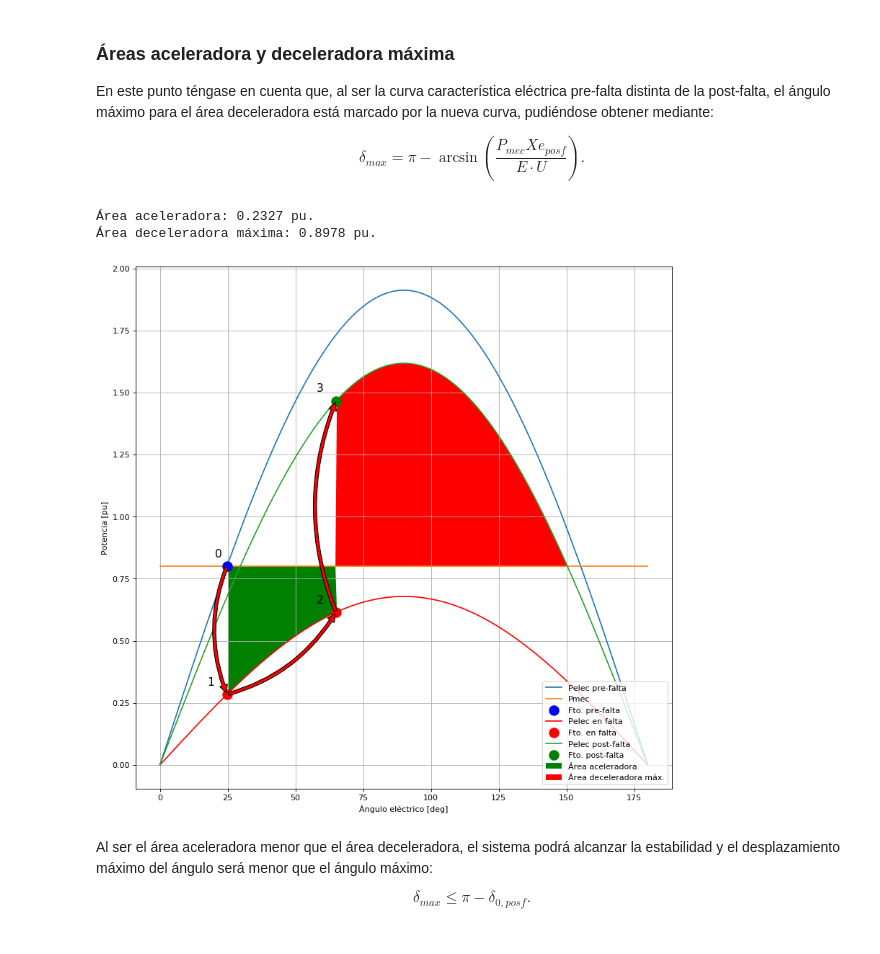
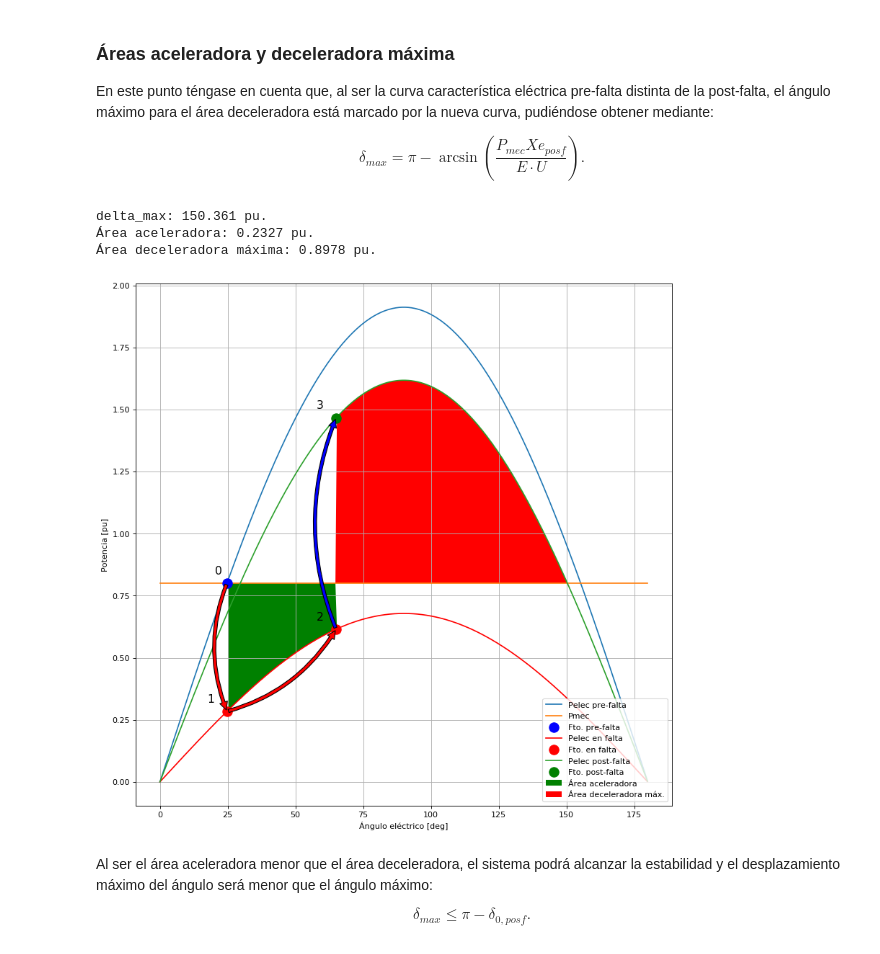
Before and after one commit to miguel-simon/SEP, a Jupyter notebook: SEP_ESTABILIDAD/T09P02/T09P02.ipynb, the cells around one changed output. Cells and saved outputs as stored; diff of their text form; code cells hidden in the pictures.

```diff
--- a/SEP_ESTABILIDAD/T09P02/T09P02.ipynb
+++ b/SEP_ESTABILIDAD/T09P02/T09P02.ipynb
@@ -288,16 +317,17 @@ delta_0_posf = np.arcsin(sgen_comp.real*Xe_posf/(abs(egen)*abs(ured))) # [rad].
 delta_0_posf_deg = delta_0_posf*180/np.pi # [deg].
 delta_max = np.pi-delta_0_posf # [rad].
 delta_max_deg = delta_max*180/np.pi # [deg].
+print('delta_max: {:.3f} pu.'.format(delta_max_deg))
 
 # Cálculo del área aceleradora:
 ## Potencia aceleradora en función del ángulo eléctrico:
-def Pacel(delta,egen,ured,Xe_f,sgen_comp):
-    pacel = sgen_comp.real-abs(egen)*abs(ured)*np.sin(delta)/Xe_f
+def Pacel(delta,Pmec,Pmax_f):
+    pacel = Pmec-Pmax_f*np.sin(delta)
     return pacel
 
 ## Área aceleradora:
 def Aacel(delta_1,delta_2):
-    aacel = integrate.quad(Pacel, delta_1, delta_2, args=(egen,ured,Xe_f,sgen_comp))
+    aacel = integrate.quad(Pacel, delta_1, delta_2, args=(Pmec,Pmax_f,))
     return aacel[0]
 
 Area_acel = Aacel(delta_0, delta_desp)
@@ -305,18 +335,19 @@ print('Área aceleradora: {:.4} pu.'.format(Area_acel))
 
 # Cálculo del área deceleradora máxima:
 ## Potencia deceleradora en función del ángulo eléctrico:
-def Pdecel(delta,egen,ured,Xe_posf,sgen_comp):
-    pdecel = abs(egen)*abs(ured)*np.sin(delta)/Xe_posf-sgen_comp.real
+def Pdecel(delta,Pmec,Pmax_posf):
+    pdecel = Pmax_posf*np.sin(delta)-Pmec
     return pdecel
 
 ## Área deceleradora máxima:
 def Adecel(delta_1,delta_2):
-    adecel = integrate.quad(Pdecel, delta_1, delta_2, args=(egen,ured,Xe_posf,sgen_comp))
+    adecel = integrate.quad(Pdecel, delta_1, delta_2, args=(Pmec,Pmax_posf,))
     return adecel[0]
 
 Area_decel_max = Adecel(delta_desp, delta_max)
 print('Área deceleradora máxima: {:.4} pu.'.format(Area_decel_max))
 # %% [output]
+delta_max: 150.361 pu.
 Área aceleradora: 0.2327 pu.
 Área deceleradora máxima: 0.8978 pu.
 # %%
@@ -352,35 +383,35 @@ p2 = plt.plot(p2x, p2y, 'ro', markersize=12, label = 'Fto. en falta')
 ## Anotaciones:
 if anotaciones:
     plt.text (p2x[0]-6, p2y[0]+0.05, '1', fontsize=14, horizontalalignment='center', verticalalignment='center')
     plt.annotate("", xy=(p2x[0], p2y[0]), xytext=(p1x, p1y), size=20, va="center", ha="center", arrowprops=dict(facecolor='red',arrowstyle="simple",connectionstyle="arc3,rad=0.2"))
     plt.text (p2x[1]-6, p2y[1]+0.05, '2', fontsize=14, horizontalalignment='center', verticalalignment='center')
     plt.annotate("", xy=(p2x[1], p2y[1]), xytext=(p2x[0], p2y[0]), size=20, va="center", ha="center", arrowprops=dict(facecolor='red',arrowstyle="simple",connectionstyle="arc3,rad=0.2"))
 
 # Curva de potencia eléctrica post-falta:
 fpelecposf = plt.plot(delta_deg, pelecposf, label = 'Pelec post-falta')
 
 # Punto de operación post-falta:
 p3x = delta_desp_deg
 p3y = abs(egen)*abs(ured)*np.sin(delta_desp)/Xe_posf
 p3 = plt.plot([p3x], [p3y], 'go', markersize=12, label = 'Fto. post-falta')
 ## Anotaciones:
 if anotaciones:
     plt.text (p3x-6, p3y+0.05, '3', fontsize=14, horizontalalignment='center', verticalalignment='center')
-    plt.annotate("", xy=(p3x, p3y), xytext=(p2x[1], p2y[1]), size=20, va="center", ha="center", arrowprops=dict(facecolor='red',arrowstyle="simple",connectionstyle="arc3,rad=-0.2"))
+    plt.annotate("", xy=(p3x, p3y), xytext=(p2x[1], p2y[1]), size=20, va="center", ha="center", arrowprops=dict(facecolor='blue',arrowstyle="simple",connectionstyle="arc3,rad=-0.2"))
 
 # Área aceleradora:
 delta_deg2 = np.ma.masked_greater(delta_deg,p2x[1])
 plt.fill_between(delta_deg2, pelecf, pmec, where = pelec >= pmec, facecolor='green', interpolate=True, label='Área aceleradora')
 
 # Área deceleradora máxima:
 delta_deg3 = np.ma.masked_greater(delta_deg, delta_max_deg)
 plt.fill_between(delta_deg3, pmec, pelecposf, where = delta_deg3 >= p2x[1], facecolor='red', interpolate=True, label='Área deceleradora máx.')
 
 # Leyenda del gráfico:
 plt.legend(loc = 'lower right')
 plt.show()
 # %% [output]
-[figure, old version]
+[figure, new version]
 # %% [markdown]
 Al ser el área aceleradora menor que el área deceleradora, el sistema podrá alcanzar la estabilidad y el desplazamiento máximo del ángulo será menor que el ángulo máximo:
 
```
Also changed, not shown: parts of 17 cells of this notebook, 10 other files.
